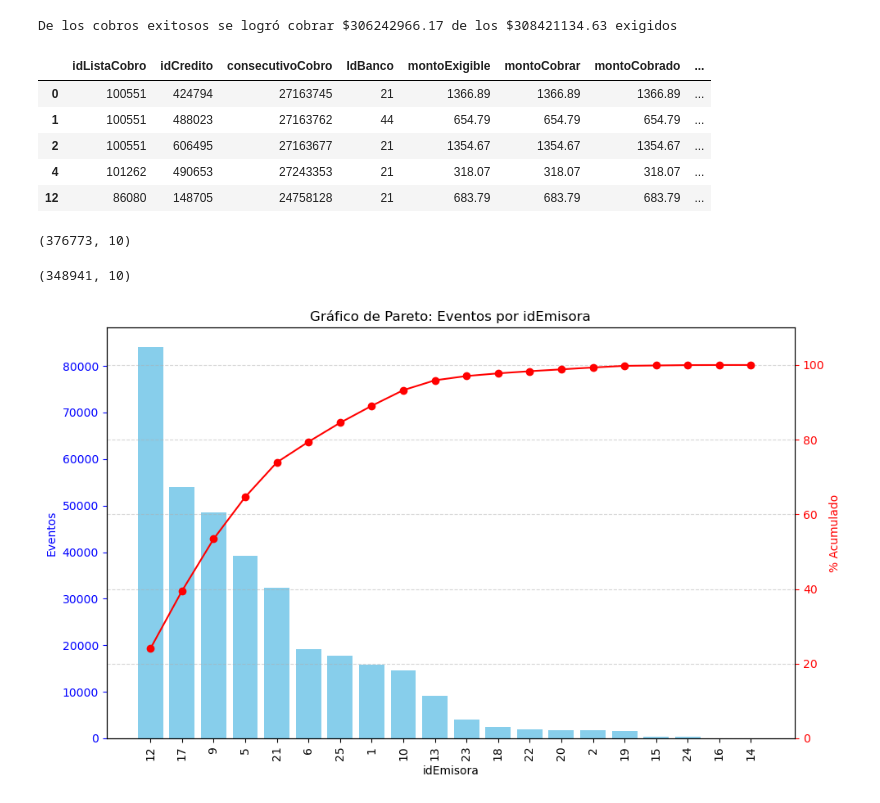
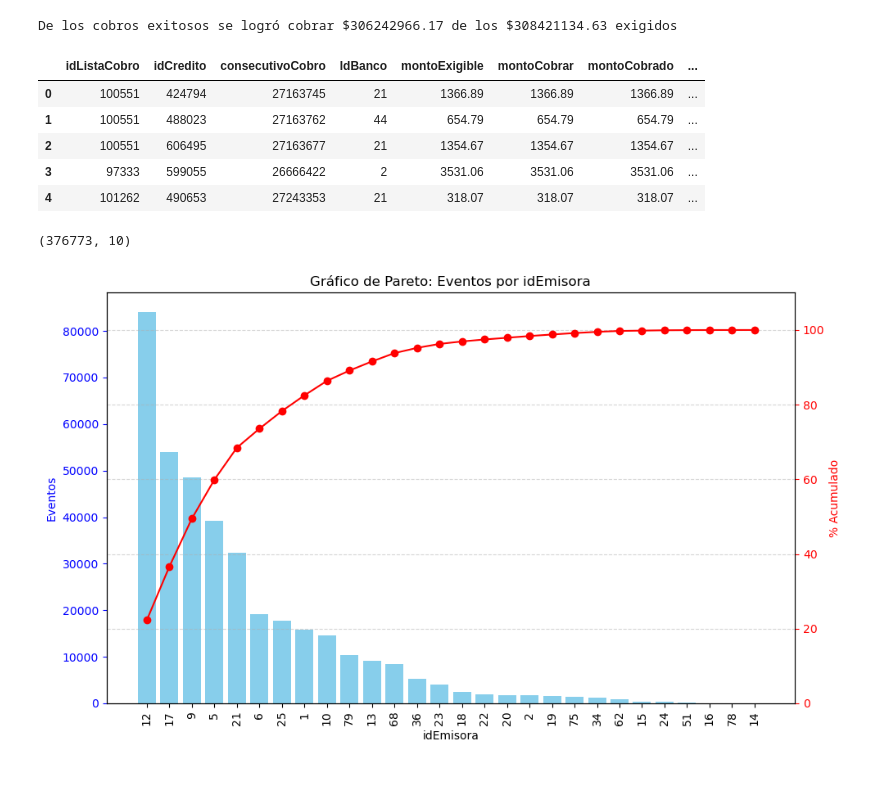
Before and after one commit to allfunso/Qubitos-Datathon, a Jupyter notebook: Experimentos_ARMI.ipynb, the cells around one changed output. Drawn from its saved outputs; the diff is of its cells as text; code cells hidden in the pictures.

```diff
--- a/Experimentos_ARMI.ipynb
+++ b/Experimentos_ARMI.ipynb
@@ -99,24 +99,23 @@ print(f"De los cobros exitosos se logró cobrar ${monto_cobrado_chequeo2:.2f} de
 De los cobros exitosos se logró cobrar $306242966.17 de los $308421134.63 exigidos
 # %%
 cobros_0 = chequeo2
-cobros_0 = cobros_0.merge(df_id_listaemisor[['idListaCobro', 'idEmisora']], on='idListaCobro', how='left')
-cobros_0_filt = cobros_0[cobros_0['idEmisora'] < 26] # Filtado para omitir datos incorrectos de las emisoras
+cobros_0_filt = cobros_0.merge(df_id_listaemisor[['idListaCobro', 'idEmisora']], on='idListaCobro', how='left')
+#cobros_0 = cobros_0.merge(df_id_listaemisor[['idListaCobro', 'idEmisora']], on='idListaCobro', how='left')
+#cobros_0_filt = cobros_0[cobros_0['idEmisora'] < 26] # Filtado para omitir datos incorrectos de las emisoras
 cobros_0_filt.head()
 # %% [output]
 |  | idListaCobro | idCredito | consecutivoCobro | IdBanco | montoExigible | montoCobrar | montoCobrado | ... |
 | 0 | 100551 | 424794 | 27163745 | 21 | 1366.89 | 1366.89 | 1366.89 | ... |
 | 1 | 100551 | 488023 | 27163762 | 44 | 654.79 | 654.79 | 654.79 | ... |
 | 2 | 100551 | 606495 | 27163677 | 21 | 1354.67 | 1354.67 | 1354.67 | ... |
+| 3 | 97333 | 599055 | 26666422 | 2 | 3531.06 | 3531.06 | 3531.06 | ... |
 | 4 | 101262 | 490653 | 27243353 | 21 | 318.07 | 318.07 | 318.07 | ... |
-| 12 | 86080 | 148705 | 24758128 | 21 | 683.79 | 683.79 | 683.79 | ... |
 # %%
-cobros_0.shape
+#cobros_0.shape
-# %% [output]
-(376773, 10)
 # %%
 cobros_0_filt.shape
 # %% [output]
-(348941, 10)
+(376773, 10)
 # %%
 counts = cobros_0_filt['idEmisora'].value_counts() # Frecuencias
 counts = counts.sort_values(ascending=False) # Sorteo
@@ -145,7 +144,7 @@ plt.grid(axis='y', linestyle='--', alpha=0.5)
 plt.tight_layout()
 plt.show()
 # %% [output]
-[figure, old version]
+[figure, new version]
 # %%
 # Paso 1: Agrupar por idEmisora y sumar los montos cobrados
 monto_por_emisora = cobros_0_filt.groupby('idEmisora')['montoCobrado'].sum()
```
Also changed, not shown: parts of 2 cells of this notebook.
